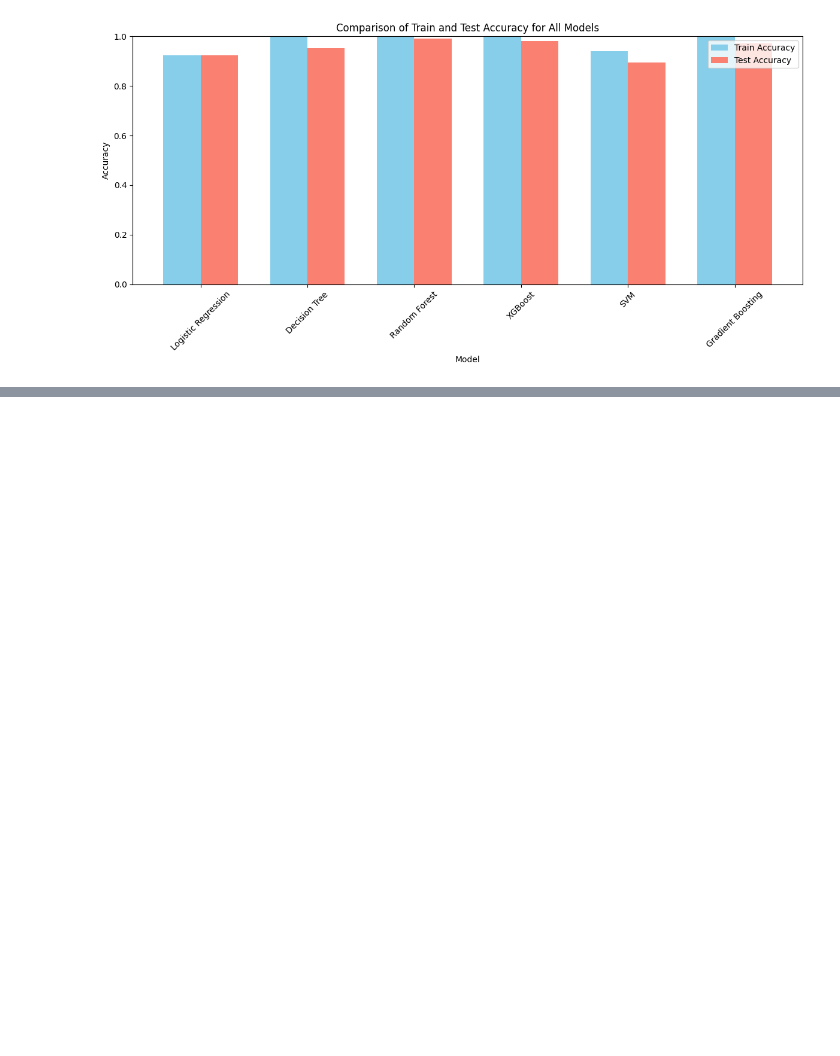
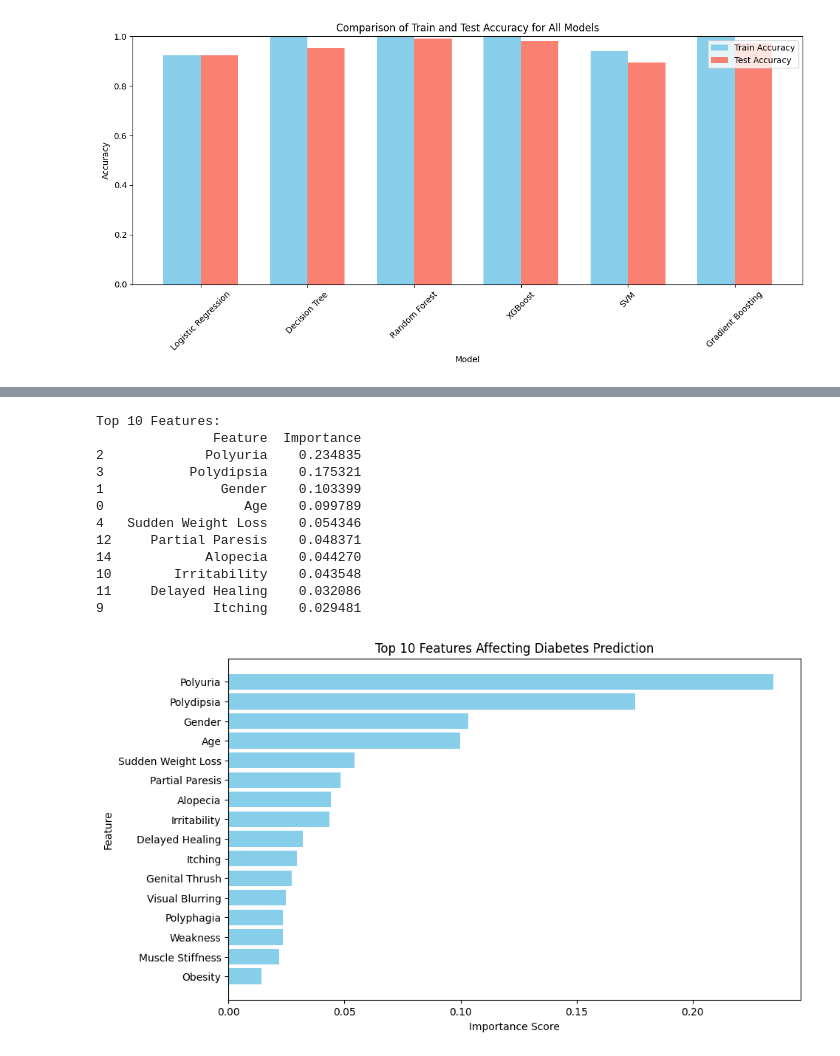
Before and after one commit to Angad143/HealthScope---A-Multi-Disease-Progression-and-Severity-Prediction-Platform, a Jupyter notebook: Diabetes Progression Prediction/Diabetes_Diseases_Prediction.ipynb, the cells around one changed output, grey strips where cells are left out. Saved outputs shown, nothing was run; the diff lists cells and outputs as text; code cells hidden in the pictures; blank space fills up the shorter version.

Commit message:
model performance and choose best models

```diff
--- a/Diabetes Progression Prediction/Diabetes_Diseases_Prediction.ipynb
+++ b/Diabetes Progression Prediction/Diabetes_Diseases_Prediction.ipynb
@@ -1311,0 +1325,48 @@ plt.show()
+# %%
+import pandas as pd
+import numpy as np
+import matplotlib.pyplot as plt
+from sklearn.ensemble import RandomForestClassifier
+
+# Train the Random Forest model (if not already trained)
+rf_model = RandomForestClassifier(random_state=42)
+rf_model.fit(X_train, y_train)
+
+# Get feature importances
+feature_importances = rf_model.feature_importances_
+
+# Create a DataFrame to store feature names and their importance scores
+feature_importance_df = pd.DataFrame({
+    'Feature': X_train.columns,
+    'Importance': feature_importances
+})
+
+# Sort features by importance
+feature_importance_df = feature_importance_df.sort_values(by='Importance', ascending=False)
+
+# Display the top 10 features
+print("Top 10 Features:")
+print(feature_importance_df.head(10))
+
+# Plot feature importances
+plt.figure(figsize=(10, 6))
+plt.barh(feature_importance_df['Feature'], feature_importance_df['Importance'], color='skyblue')
+plt.xlabel('Importance Score')
+plt.ylabel('Feature')
+plt.title('Top 10 Features Affecting Diabetes Prediction')
+plt.gca().invert_yaxis()  # Invert y-axis to show the most important feature at the top
+plt.show()
+# %% [output]
+Top 10 Features:
+               Feature  Importance
+2             Polyuria    0.234835
+3           Polydipsia    0.175321
+1               Gender    0.103399
+0                  Age    0.099789
+4   Sudden Weight Loss    0.054346
+12     Partial Paresis    0.048371
+14            Alopecia    0.044270
+10        Irritability    0.043548
+11     Delayed Healing    0.032086
+9              Itching    0.029481
+[figure, added]
```
Also changed, not shown: parts of 14 cells of this notebook, 1 other file.
